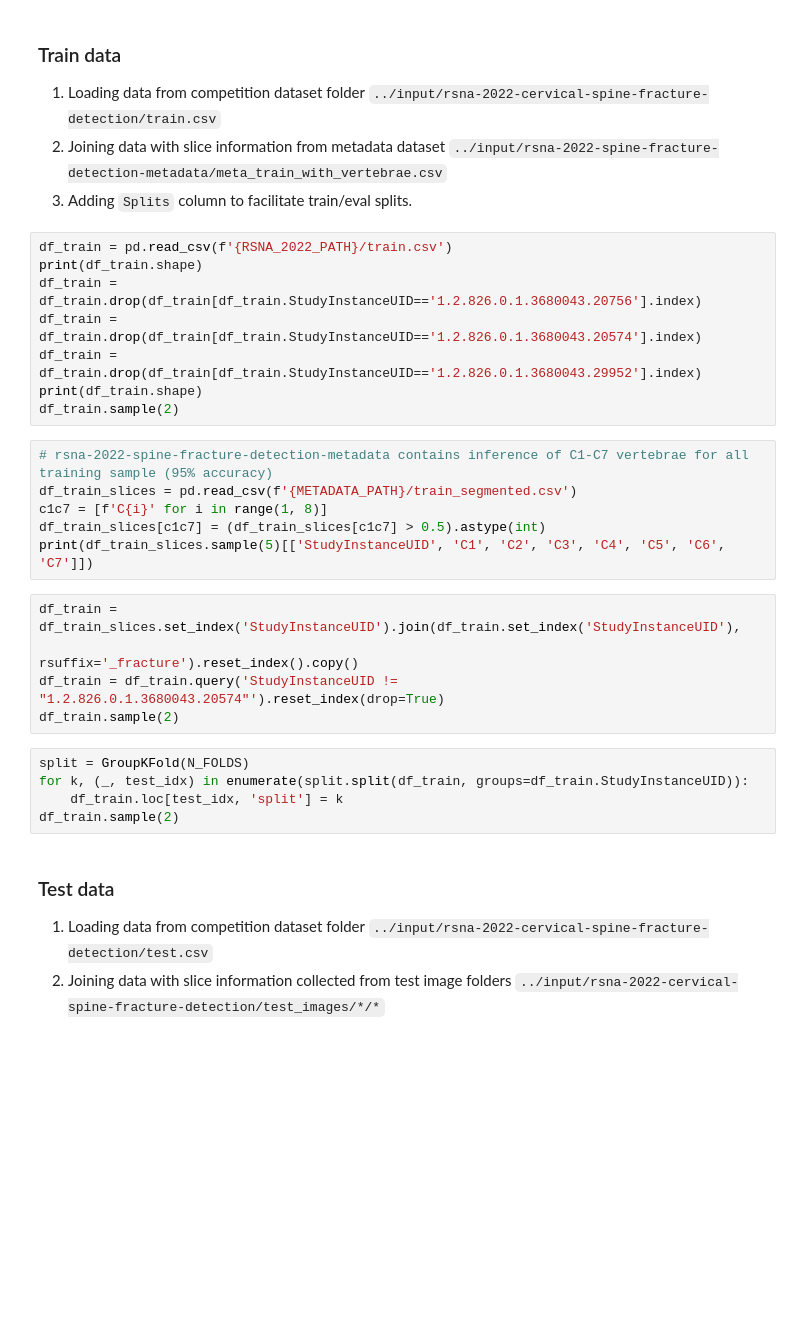
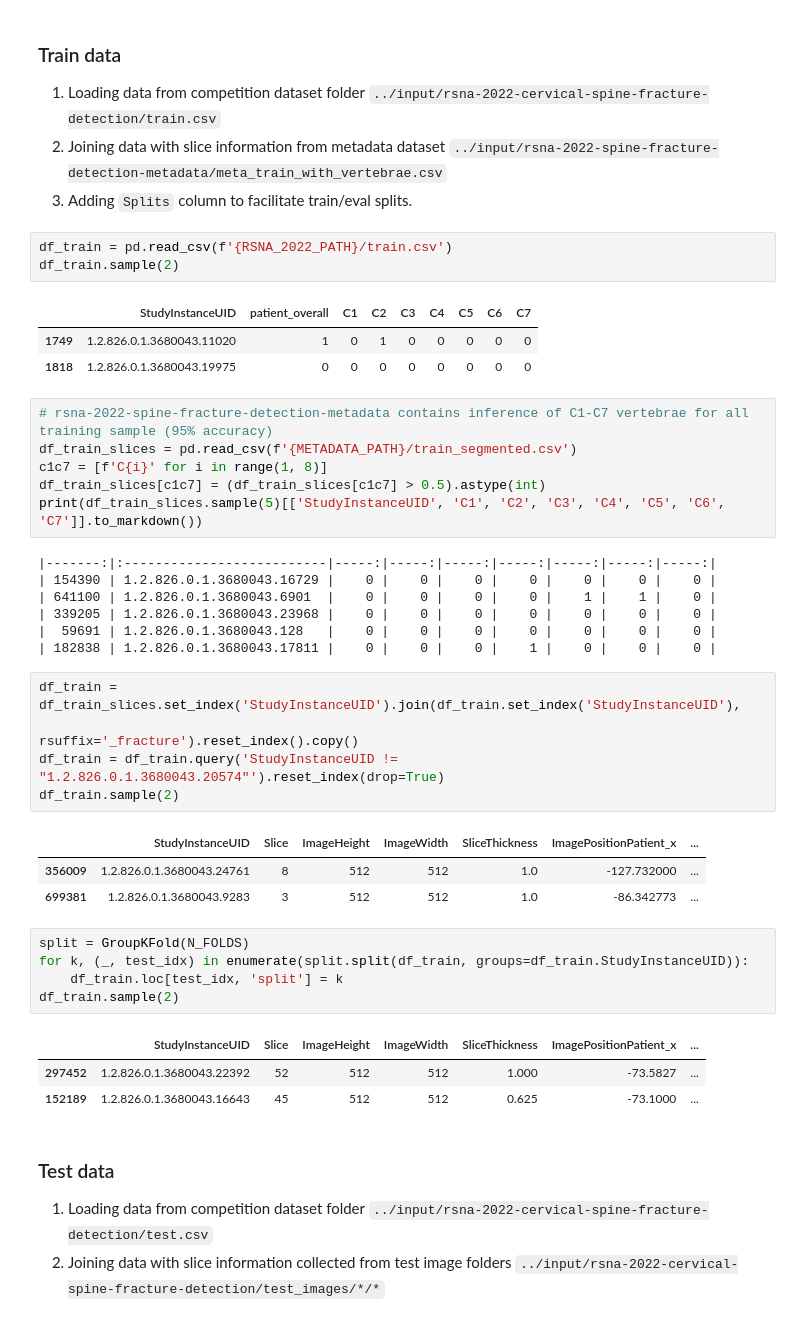
Before and after one commit to JavaZeroo/Kaggle, a Jupyter notebook: train-pytorch-effnetv2-baseline-cv-0-49.ipynb, the cells around one changed output. Cells and saved outputs as stored; diff of their text form; blank space fills up the shorter version.

```diff
--- a/train-pytorch-effnetv2-baseline-cv-0-49.ipynb
+++ b/train-pytorch-effnetv2-baseline-cv-0-49.ipynb
@@ -173,28 +190,42 @@ else:
 3. Adding `Splits` column to facilitate train/eval splits.
 # %%
 df_train = pd.read_csv(f'{RSNA_2022_PATH}/train.csv')
-print(df_train.shape)
-df_train = df_train.drop(df_train[df_train.StudyInstanceUID=='1.2.826.0.1.3680043.20756'].index)
-df_train = df_train.drop(df_train[df_train.StudyInstanceUID=='1.2.826.0.1.3680043.20574'].index)
-df_train = df_train.drop(df_train[df_train.StudyInstanceUID=='1.2.826.0.1.3680043.29952'].index)
-print(df_train.shape)
 df_train.sample(2)
+# %% [output]
+|  | StudyInstanceUID | patient_overall | C1 | C2 | C3 | C4 | C5 | C6 | C7 |
+| 1749 | 1.2.826.0.1.3680043.11020 | 1 | 0 | 1 | 0 | 0 | 0 | 0 | 0 |
+| 1818 | 1.2.826.0.1.3680043.19975 | 0 | 0 | 0 | 0 | 0 | 0 | 0 | 0 |
 # %%
 # rsna-2022-spine-fracture-detection-metadata contains inference of C1-C7 vertebrae for all training sample (95% accuracy)
 df_train_slices = pd.read_csv(f'{METADATA_PATH}/train_segmented.csv')
 c1c7 = [f'C{i}' for i in range(1, 8)]
 df_train_slices[c1c7] = (df_train_slices[c1c7] > 0.5).astype(int)
-print(df_train_slices.sample(5)[['StudyInstanceUID', 'C1', 'C2', 'C3', 'C4', 'C5', 'C6', 'C7']])
+print(df_train_slices.sample(5)[['StudyInstanceUID', 'C1', 'C2', 'C3', 'C4', 'C5', 'C6', 'C7']].to_markdown())
+# %% [output]
+|-------:|:--------------------------|-----:|-----:|-----:|-----:|-----:|-----:|-----:|
+| 154390 | 1.2.826.0.1.3680043.16729 |    0 |    0 |    0 |    0 |    0 |    0 |    0 |
+| 641100 | 1.2.826.0.1.3680043.6901  |    0 |    0 |    0 |    0 |    1 |    1 |    0 |
+| 339205 | 1.2.826.0.1.3680043.23968 |    0 |    0 |    0 |    0 |    0 |    0 |    0 |
+|  59691 | 1.2.826.0.1.3680043.128   |    0 |    0 |    0 |    0 |    0 |    0 |    0 |
+| 182838 | 1.2.826.0.1.3680043.17811 |    0 |    0 |    0 |    1 |    0 |    0 |    0 |
 # %%
 df_train = df_train_slices.set_index('StudyInstanceUID').join(df_train.set_index('StudyInstanceUID'),
                                                               rsuffix='_fracture').reset_index().copy()
 df_train = df_train.query('StudyInstanceUID != "1.2.826.0.1.3680043.20574"').reset_index(drop=True)
 df_train.sample(2)
+# %% [output]
+|  | StudyInstanceUID | Slice | ImageHeight | ImageWidth | SliceThickness | ImagePositionPatient_x | ... |
+| 356009 | 1.2.826.0.1.3680043.24761 | 8 | 512 | 512 | 1.0 | -127.732000 | ... |
+| 699381 | 1.2.826.0.1.3680043.9283 | 3 | 512 | 512 | 1.0 | -86.342773 | ... |
 # %%
 split = GroupKFold(N_FOLDS)
 for k, (_, test_idx) in enumerate(split.split(df_train, groups=df_train.StudyInstanceUID)):
     df_train.loc[test_idx, 'split'] = k
 df_train.sample(2)
+# %% [output]
+|  | StudyInstanceUID | Slice | ImageHeight | ImageWidth | SliceThickness | ImagePositionPatient_x | ... |
+| 297452 | 1.2.826.0.1.3680043.22392 | 52 | 512 | 512 | 1.000 | -73.5827 | ... |
+| 152189 | 1.2.826.0.1.3680043.16643 | 45 | 512 | 512 | 0.625 | -73.1000 | ... |
 # %% [markdown]
 ### Test data
 
```
Also changed, not shown: parts of 22 cells of this notebook, 3 other files.
